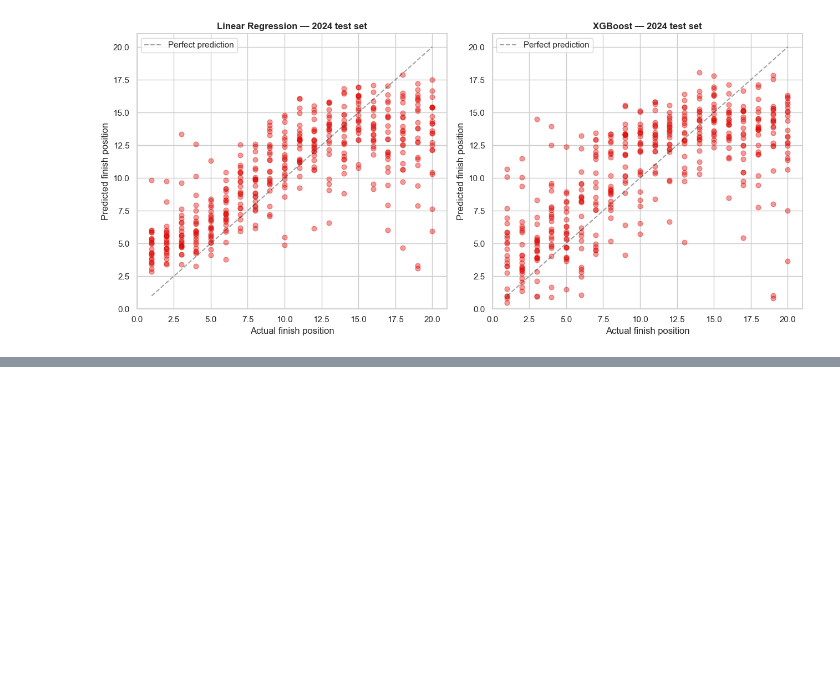
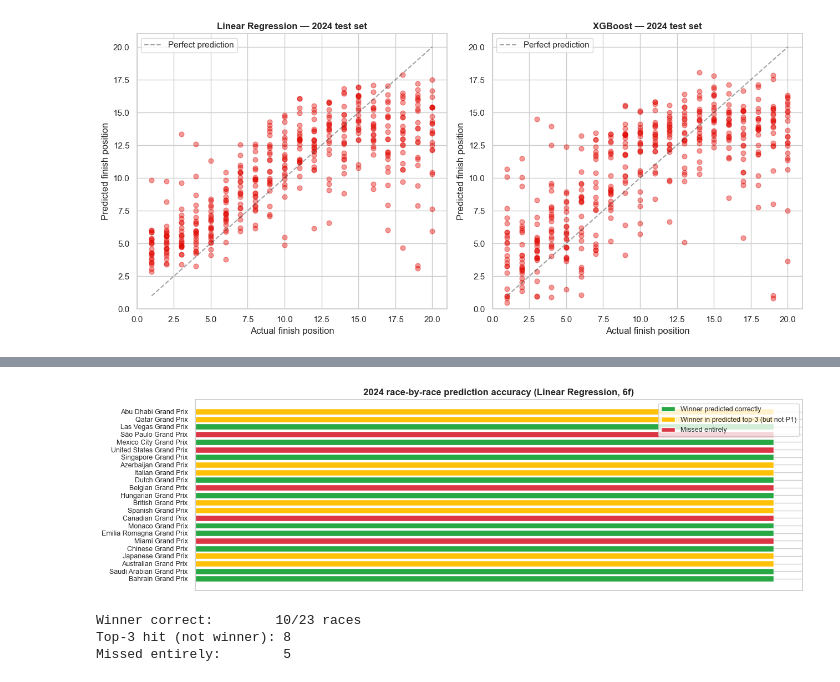
Before and after one commit to Om-Ravindra-Patil/F1-Race-Predictor, a Jupyter notebook: notebooks/04_baseline_models.ipynb, the cells around one changed output, grey strips where cells are left out. Drawn from its saved outputs; the diff is of its cells as text; code cells hidden in the pictures; blank space fills up the shorter version.

```diff
--- a/notebooks/04_baseline_models.ipynb
+++ b/notebooks/04_baseline_models.ipynb
@@ -455,0 +757,64 @@ plt.show()
+# %%
+# Per-race accuracy: which 2024 races did our final models get right vs wrong?
+def per_race_accuracy(y_true, y_pred, race_ids, eventnames):
+    eval_df = pd.DataFrame({
+        "race_id": race_ids.values,
+        "eventname": eventnames.values,
+        "y_true": y_true.values,
+        "y_pred": y_pred,
+    })
+    eval_df["pred_rank"] = eval_df.groupby("race_id")["y_pred"].rank(method="min")
+    eval_df["true_rank"] = eval_df.groupby("race_id")["y_true"].rank(method="min")
+
+    races = []
+    for race_id in eval_df["race_id"].unique():
+        sub = eval_df[eval_df["race_id"] == race_id]
+        actual_winner = sub[sub["true_rank"] == 1]["y_true"].iloc[0]
+        predicted_winner_position = sub[sub["pred_rank"] == 1]["y_true"].iloc[0]
+        actual_winner_in_top3 = sub[sub["pred_rank"] <= 3]["y_true"].min() == actual_winner
+        races.append({
+            "race_id": race_id,
+            "event": sub["eventname"].iloc[0],
+            "winner_correct": predicted_winner_position == actual_winner,
+            "top3_hit": actual_winner_in_top3,
+        })
+    return pd.DataFrame(races)
+
+# Use the simplest model that performed best — linear regression with 6 features
+# That's results_lr_v2 / y_pred_lr_v2 from Day 4
+race_accuracy = per_race_accuracy(
+    y_test, y_pred_lr_v2, race_ids_test, test_df["EventName"]
+)
+
+# Stacked bar chart
+fig, ax = plt.subplots(figsize=(13, 4))
+y_pos = range(len(race_accuracy))
+colors = ["#28a745" if w else ("#ffc107" if t else "#dc3545")
+          for w, t in zip(race_accuracy["winner_correct"], race_accuracy["top3_hit"])]
+ax.barh(y_pos, [1] * len(race_accuracy), color=colors, edgecolor="white", linewidth=1)
+ax.set_yticks(y_pos)
+ax.set_yticklabels(race_accuracy["event"], fontsize=9)
+ax.set_xticks([])
+ax.set_title("2024 race-by-race prediction accuracy (Linear Regression, 6f)",
+             fontsize=12, fontweight="bold")
+
+# Custom legend
+from matplotlib.patches import Patch
+legend_elements = [
+    Patch(facecolor="#28a745", label="Winner predicted correctly"),
+    Patch(facecolor="#ffc107", label="Winner in predicted top-3 (but not P1)"),
+    Patch(facecolor="#dc3545", label="Missed entirely"),
+]
+ax.legend(handles=legend_elements, loc="upper right", fontsize=9)
+plt.tight_layout()
+plt.savefig(PROJECT_ROOT / "notebooks" / "chart_race_accuracy.png", dpi=120, bbox_inches="tight")
+plt.show()
+
+print(f"\nWinner correct:        {race_accuracy['winner_correct'].sum()}/{len(race_accuracy)} races")
+print(f"Top-3 hit (not winner): {(race_accuracy['top3_hit'] & ~race_accuracy['winner_correct']).sum()}")
+print(f"Missed entirely:        {(~race_accuracy['top3_hit']).sum()}")
+# %% [output]
+[figure, added]
+Winner correct:        10/23 races
+Top-3 hit (not winner): 8
+Missed entirely:        5
```
Also changed, not shown: parts of 11 cells of this notebook, 3 other files.
